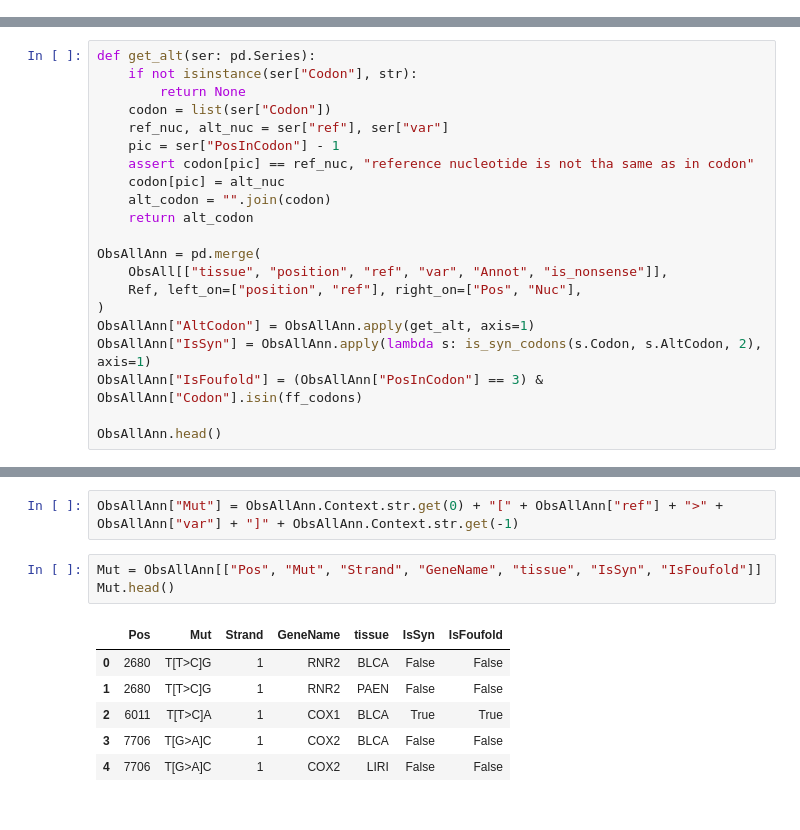
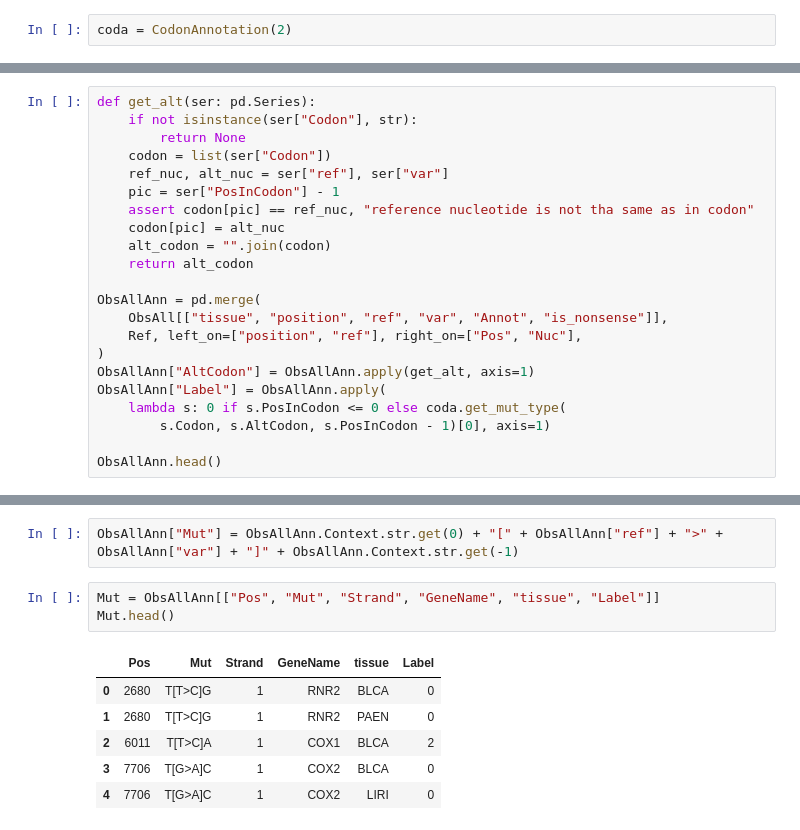
Before and after one commit to mitoclub/Signatures, a Jupyter notebook: notebooks/cancer_calc_ms.ipynb, the cells around one changed output, grey strips where cells are left out. Cells and saved outputs as stored; diff of their text form.

```diff
--- a/notebooks/cancer_calc_ms.ipynb
+++ b/notebooks/cancer_calc_ms.ipynb
@@ -177,3 +75,5 @@ Ref.head(2)
 |  | Pos | Nuc | Context | Strand | Type | GeneName | PosInGene | PosInCodon | Codon |
 | 0 | 1 | G | None | -1 | D-loop | NaN | -1 | -1 | NaN |
 | 1 | 2 | A | GAT | -1 | D-loop | NaN | -1 | -1 | NaN |
+# %%
+coda = CodonAnnotation(2)
@@ -194,8 +96,9 @@ ObsAllAnn = pd.merge(
     Ref, left_on=["position", "ref"], right_on=["Pos", "Nuc"],
 )
 ObsAllAnn["AltCodon"] = ObsAllAnn.apply(get_alt, axis=1)
-ObsAllAnn["IsSyn"] = ObsAllAnn.apply(lambda s: is_syn_codons(s.Codon, s.AltCodon, 2), axis=1)
-ObsAllAnn["IsFoufold"] = (ObsAllAnn["PosInCodon"] == 3) & ObsAllAnn["Codon"].isin(ff_codons)
+ObsAllAnn["Label"] = ObsAllAnn.apply(
+    lambda s: 0 if s.PosInCodon <= 0 else coda.get_mut_type(
+        s.Codon, s.AltCodon, s.PosInCodon - 1)[0], axis=1)
 
 ObsAllAnn.head()
 # %% [output]
@@ -218,12 +134,12 @@ ObsAllAnn.GeneName.value_counts().plot.bar();
 # %%
 ObsAllAnn["Mut"] = ObsAllAnn.Context.str.get(0) + "[" + ObsAllAnn["ref"] + ">" + ObsAllAnn["var"] + "]" + ObsAllAnn.Context.str.get(-1)
 # %%
-Mut = ObsAllAnn[["Pos", "Mut", "Strand", "GeneName", "tissue", "IsSyn", "IsFoufold"]]
+Mut = ObsAllAnn[["Pos", "Mut", "Strand", "GeneName", "tissue", "Label"]]
 Mut.head()
 # %% [output]
-|  | Pos | Mut | Strand | GeneName | tissue | IsSyn | IsFoufold |
-| 0 | 2680 | T[T>C]G | 1 | RNR2 | BLCA | False | False |
-| 1 | 2680 | T[T>C]G | 1 | RNR2 | PAEN | False | False |
-| 2 | 6011 | T[T>C]A | 1 | COX1 | BLCA | True | True |
-| 3 | 7706 | T[G>A]C | 1 | COX2 | BLCA | False | False |
-| 4 | 7706 | T[G>A]C | 1 | COX2 | LIRI | False | False |
+|  | Pos | Mut | Strand | GeneName | tissue | Label |
+| 0 | 2680 | T[T>C]G | 1 | RNR2 | BLCA | 0 |
+| 1 | 2680 | T[T>C]G | 1 | RNR2 | PAEN | 0 |
+| 2 | 6011 | T[T>C]A | 1 | COX1 | BLCA | 2 |
+| 3 | 7706 | T[G>A]C | 1 | COX2 | BLCA | 0 |
+| 4 | 7706 | T[G>A]C | 1 | COX2 | LIRI | 0 |
```
Also changed, not shown: parts of 10 cells of this notebook.
